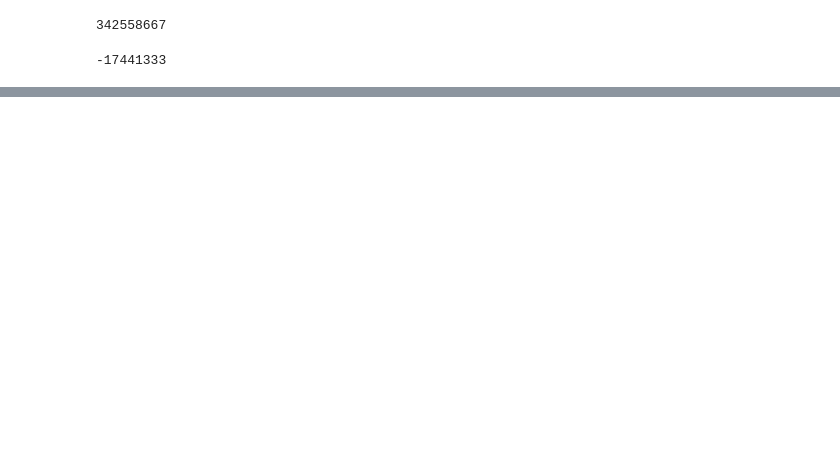
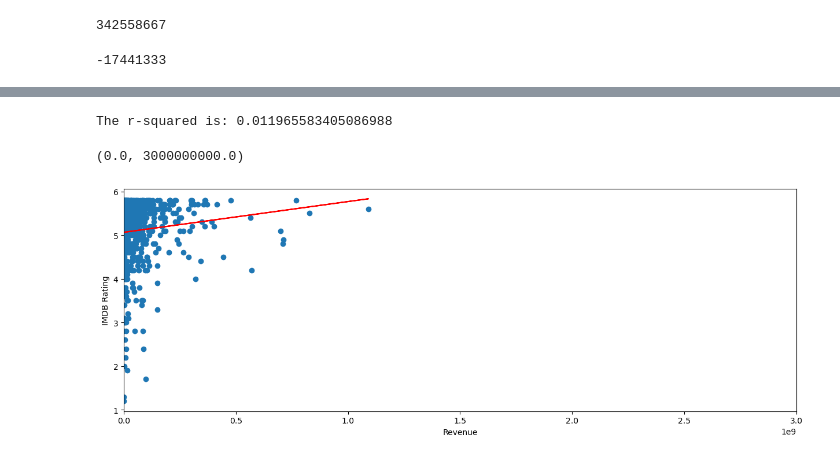
Before and after one commit to Robotrousers/Group1Proj1, a Jupyter notebook: movies_ratings.ipynb, the cells around one changed output, grey strips where cells are left out. Drawn from its saved outputs; the diff is of its cells as text; code cells hidden in the pictures; blank space fills up the shorter version.

```diff
--- a/movies_ratings.ipynb
+++ b/movies_ratings.ipynb
@@ -406,0 +417,10 @@ budget_center
+# %%
+x_values = low_rating['Revenue']
+y_values = low_rating['IMDB Rating']
+plt.figure(figsize=(15,5))
+line_reg(x_values, y_values, 'Revenue', 'IMDB Rating')
+plt.xlim(0, 3000000000)
+# %% [output]
+The r-squared is: 0.011965583405086988
+(0.0, 3000000000.0)
+[figure, added]
```
Also changed, not shown: parts of 12 cells of this notebook, 3 other files.
